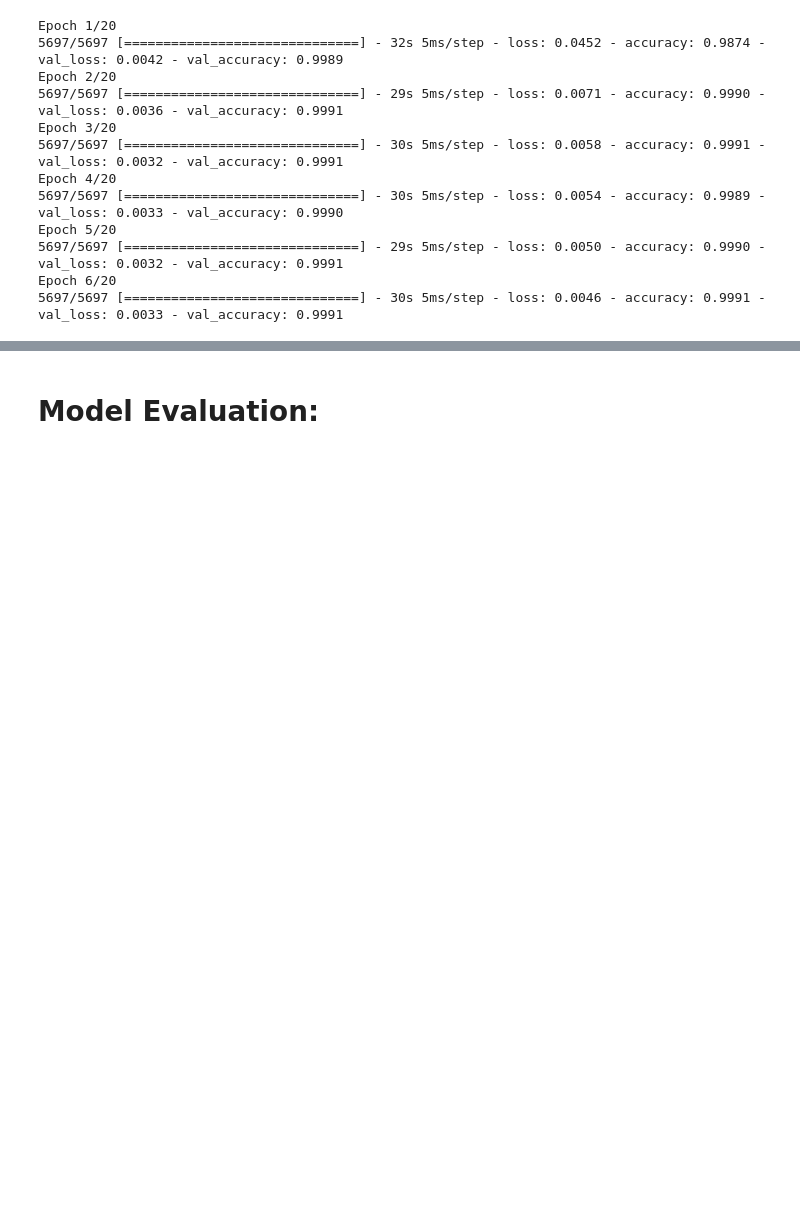
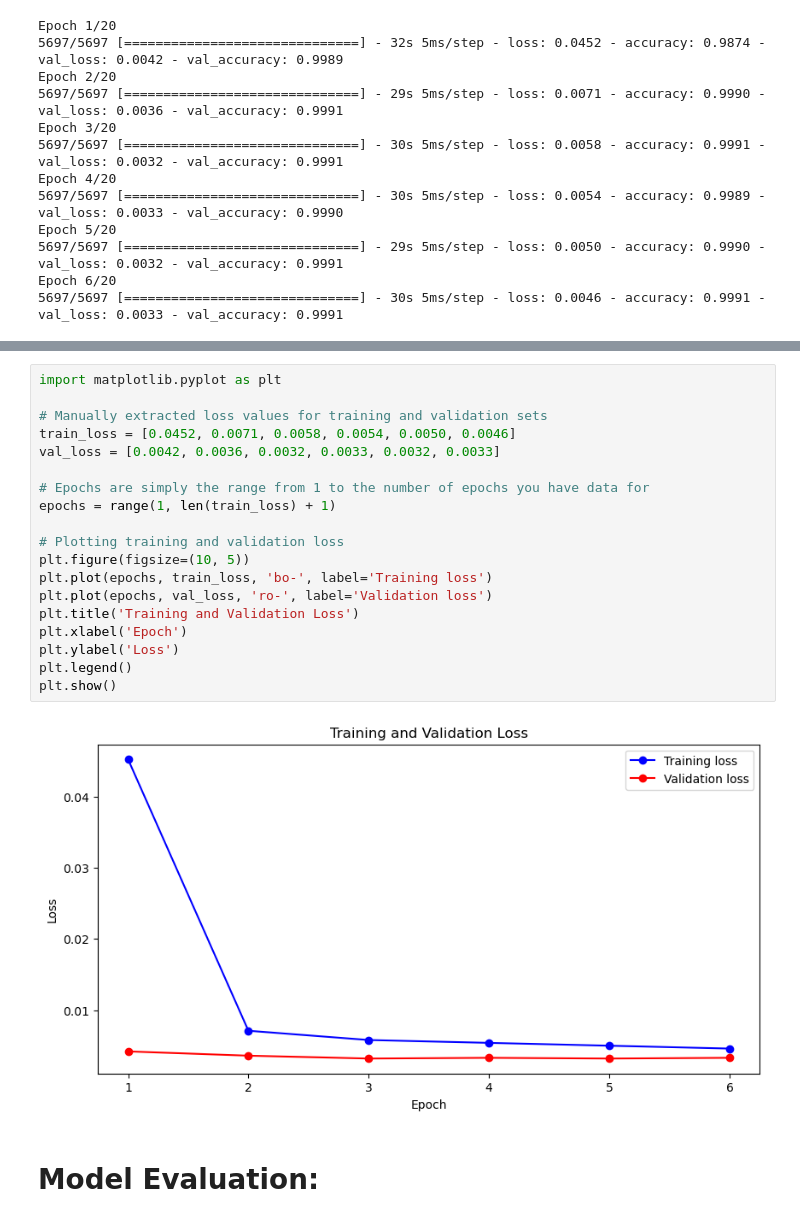
Before and after one commit to chrischukwuka2022/Msc_Data_Analystic_Thesis_2023, a Jupyter notebook: Capstone_Project.ipynb, the cells around one changed output, grey strips where cells are left out. Drawn from its saved outputs; the diff is of its cells as text; blank space fills up the shorter version.

```diff
--- a/Capstone_Project.ipynb
+++ b/Capstone_Project.ipynb
@@ -953,3 +986,24 @@ Epoch 6/20
+# %%
+import matplotlib.pyplot as plt
+
+# Manually extracted loss values for training and validation sets
+train_loss = [0.0452, 0.0071, 0.0058, 0.0054, 0.0050, 0.0046]
+val_loss = [0.0042, 0.0036, 0.0032, 0.0033, 0.0032, 0.0033]
+
+# Epochs are simply the range from 1 to the number of epochs you have data for
+epochs = range(1, len(train_loss) + 1)
+
+# Plotting training and validation loss
+plt.figure(figsize=(10, 5))
+plt.plot(epochs, train_loss, 'bo-', label='Training loss')
+plt.plot(epochs, val_loss, 'ro-', label='Validation loss')
+plt.title('Training and Validation Loss')
+plt.xlabel('Epoch')
+plt.ylabel('Loss')
+plt.legend()
+plt.show()
+# %% [output]
+[figure, added]
 # %% [markdown]
 # Model Evaluation:
 # %%
```
Also changed, not shown: parts of 4 cells of this notebook.
